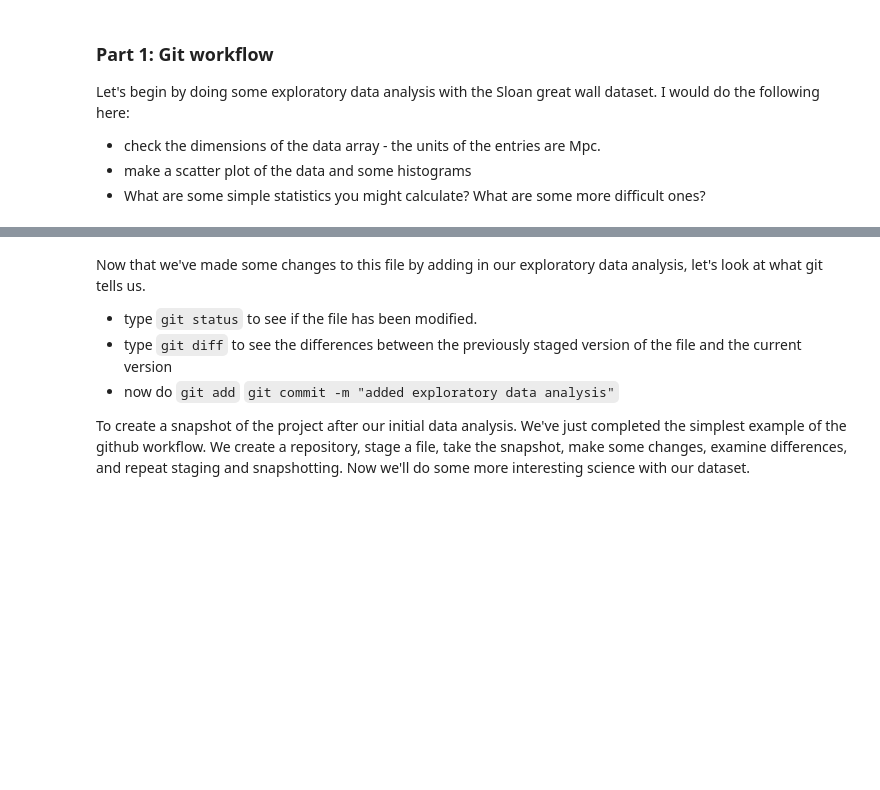
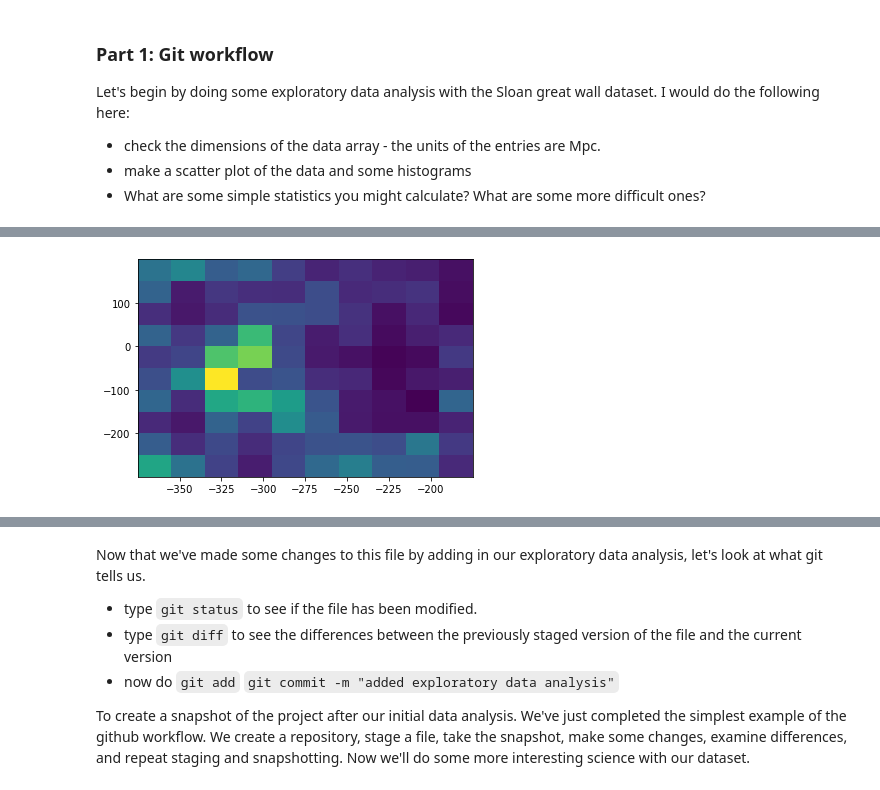
Before and after one commit to Yashvi-Sharma/GreatWallHaySha, a Jupyter notebook: DSFP_intro_2_git.ipynb, the cells around one changed output, grey strips where cells are left out. Saved outputs shown, nothing was run; the diff lists cells and outputs as text; code cells hidden in the pictures; blank space fills up the shorter version.

```diff
--- a/DSFP_intro_2_git.ipynb
+++ b/DSFP_intro_2_git.ipynb
@@ -48,0 +59,4 @@ Let's begin by doing some exploratory data analysis with the Sloan great wall da
+# %%
+_ = plt.hist2d(X[:,0],X[:,1])
+# %% [output]
+[figure, added]
```
Also changed, not shown: parts of 3 cells of this notebook, 1 other file.
